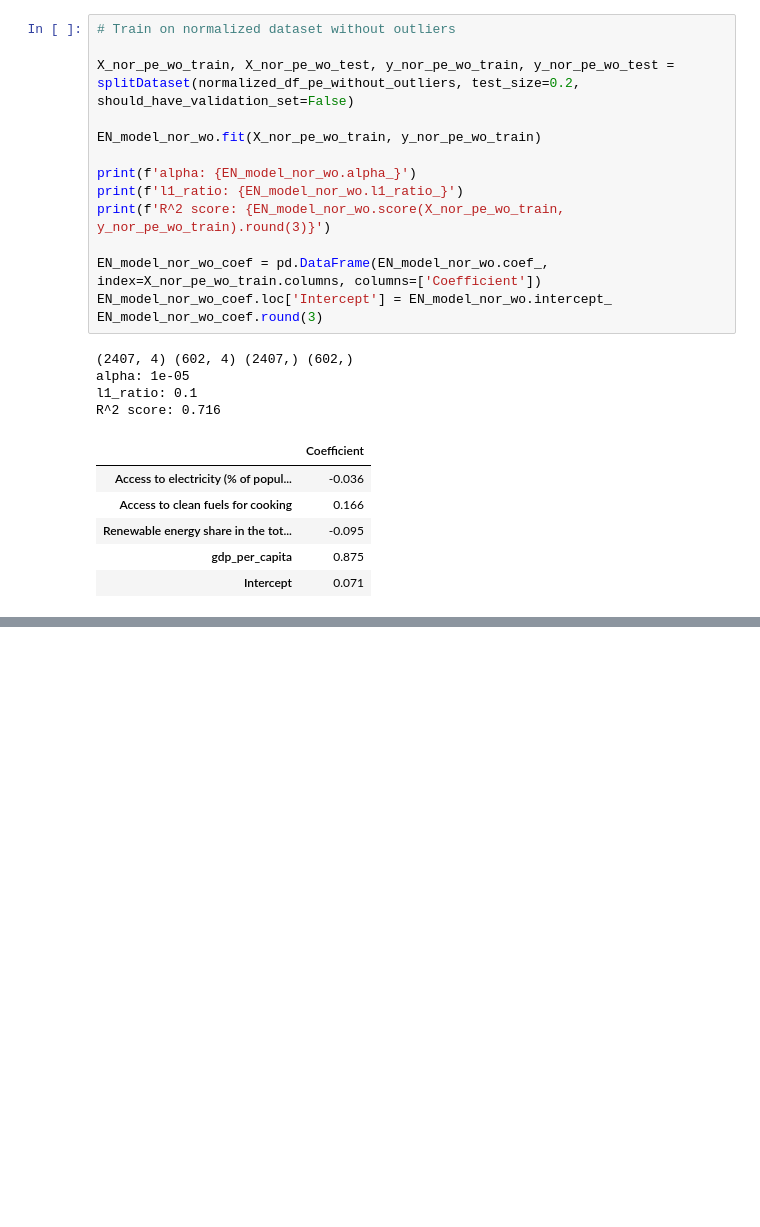
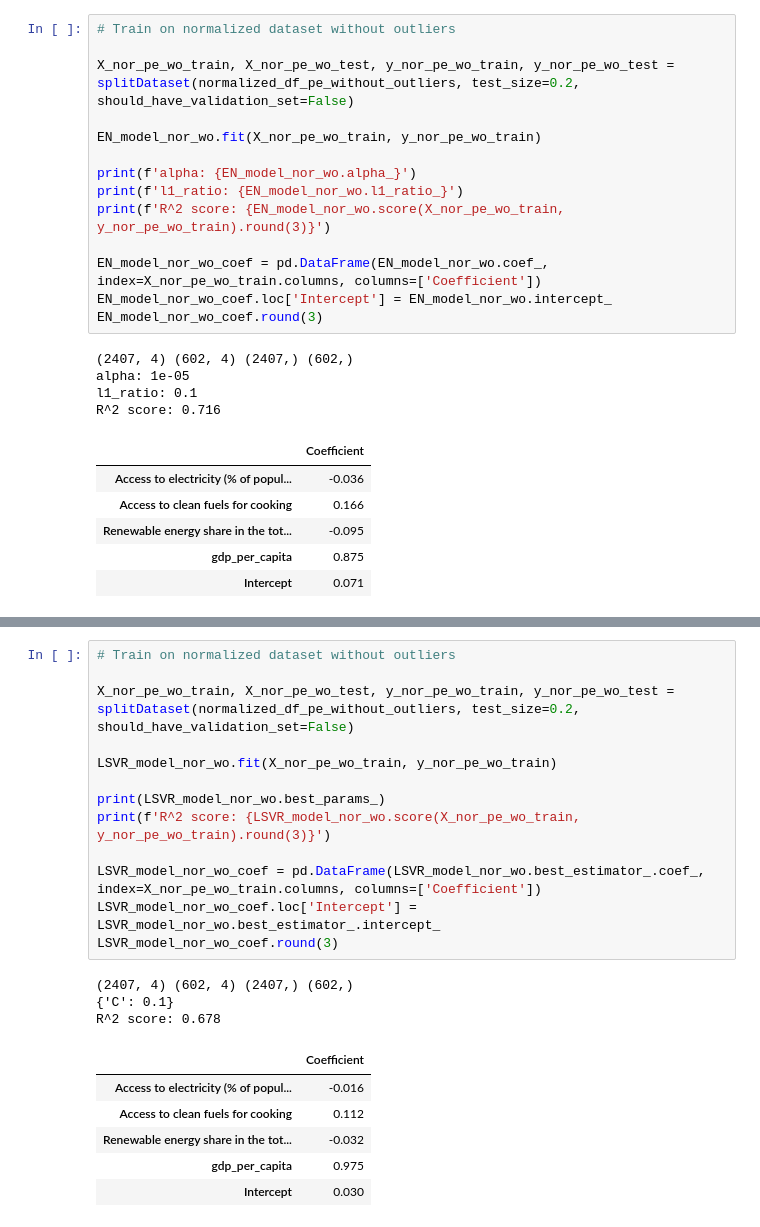
Before and after one commit to lethib/ME_8803_final_project, a Jupyter notebook: modeling/training.ipynb, the cells around one changed output, grey strips where cells are left out. Drawn from its saved outputs; the diff is of its cells as text; blank space fills up the shorter version.

```diff
--- a/modeling/training.ipynb
+++ b/modeling/training.ipynb
@@ -222,0 +286,23 @@ R^2 score: 0.716
+# %%
+# Train on normalized dataset without outliers
+
+X_nor_pe_wo_train, X_nor_pe_wo_test, y_nor_pe_wo_train, y_nor_pe_wo_test = splitDataset(normalized_df_pe_without_outliers, test_size=0.2, should_have_validation_set=False)
+
+LSVR_model_nor_wo.fit(X_nor_pe_wo_train, y_nor_pe_wo_train)
+
+print(LSVR_model_nor_wo.best_params_)
+print(f'R^2 score: {LSVR_model_nor_wo.score(X_nor_pe_wo_train, y_nor_pe_wo_train).round(3)}')
+
+LSVR_model_nor_wo_coef = pd.DataFrame(LSVR_model_nor_wo.best_estimator_.coef_, index=X_nor_pe_wo_train.columns, columns=['Coefficient'])
+LSVR_model_nor_wo_coef.loc['Intercept'] = LSVR_model_nor_wo.best_estimator_.intercept_
+LSVR_model_nor_wo_coef.round(3)
+# %% [output]
+(2407, 4) (602, 4) (2407,) (602,)
+{'C': 0.1}
+R^2 score: 0.678
+|  | Coefficient |
+| Access to electricity (% of popul... | -0.016 |
+| Access to clean fuels for cooking | 0.112 |
+| Renewable energy share in the tot... | -0.032 |
+| gdp_per_capita | 0.975 |
+| Intercept | 0.030 |
```
Also changed, not shown: parts of 6 cells of this notebook.
